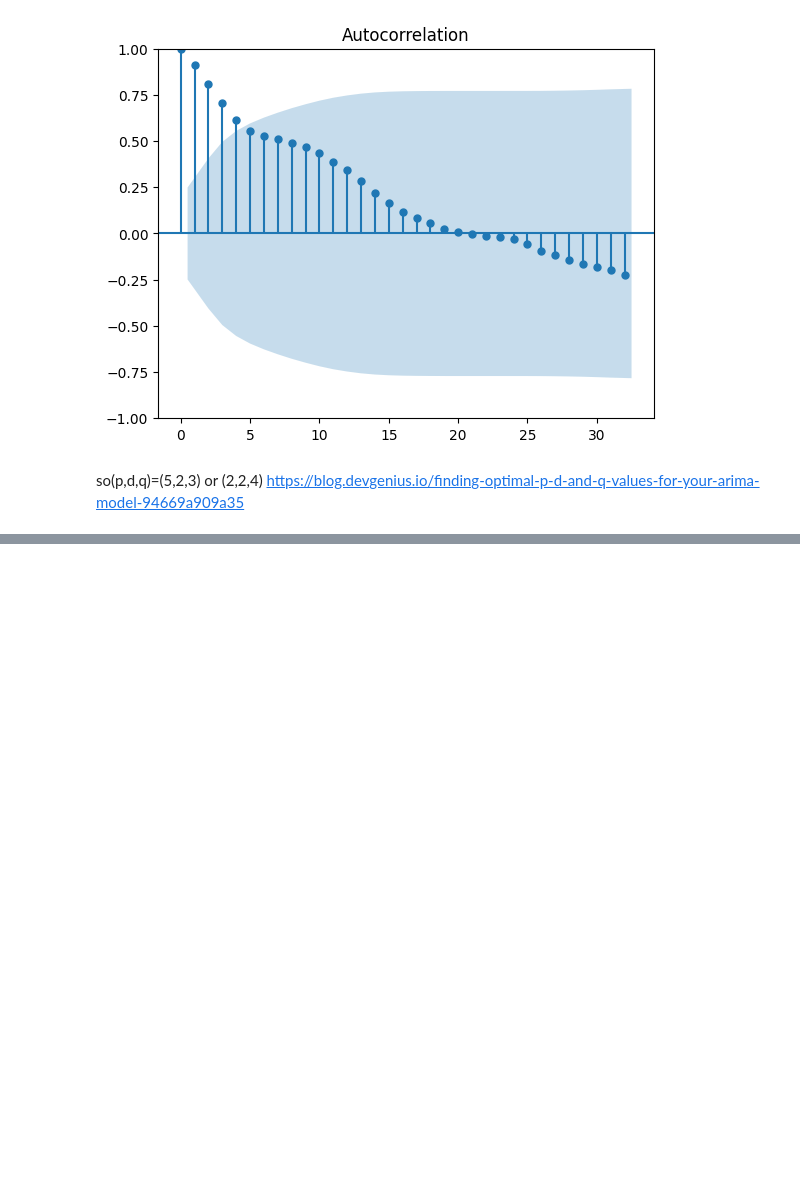
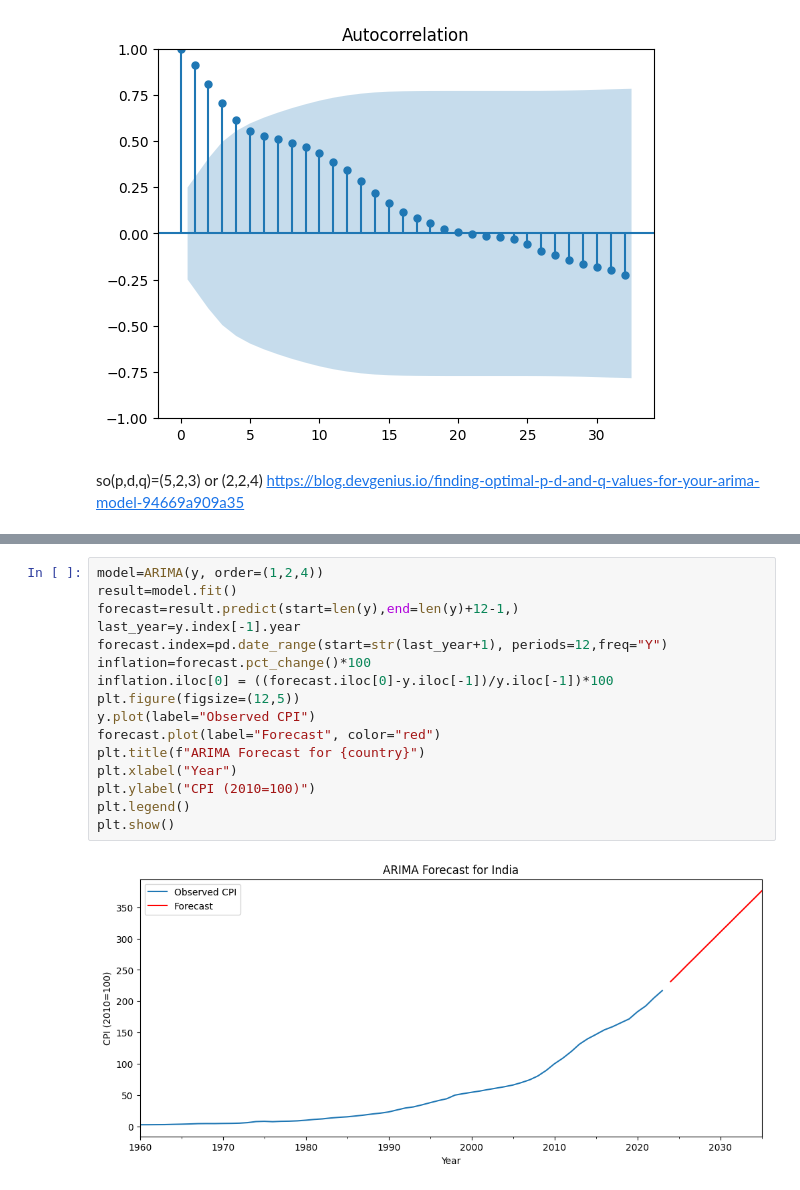
Before and after one commit to Lestonrego/Time-series, a Jupyter notebook: Time_Series.ipynb, the cells around one changed output, grey strips where cells are left out. Drawn from its saved outputs; the diff is of its cells as text; blank space fills up the shorter version.

```diff
--- a/Time_Series.ipynb
+++ b/Time_Series.ipynb
@@ -575,0 +690,18 @@ so(p,d,q)=(5,2,3) or (2,2,4) https://blog.devgenius.io/finding-optimal-p-d-and-q
+# %%
+model=ARIMA(y, order=(1,2,4))
+result=model.fit()
+forecast=result.predict(start=len(y),end=len(y)+12-1,)
+last_year=y.index[-1].year
+forecast.index=pd.date_range(start=str(last_year+1), periods=12,freq="Y")
+inflation=forecast.pct_change()*100
+inflation.iloc[0] = ((forecast.iloc[0]-y.iloc[-1])/y.iloc[-1])*100
+plt.figure(figsize=(12,5))
+y.plot(label="Observed CPI")
+forecast.plot(label="Forecast", color="red")
+plt.title(f"ARIMA Forecast for {country}")
+plt.xlabel("Year")
+plt.ylabel("CPI (2010=100)")
+plt.legend()
+plt.show()
+# %% [output]
+[figure, added]
```
Also changed, not shown: parts of 14 cells of this notebook.
